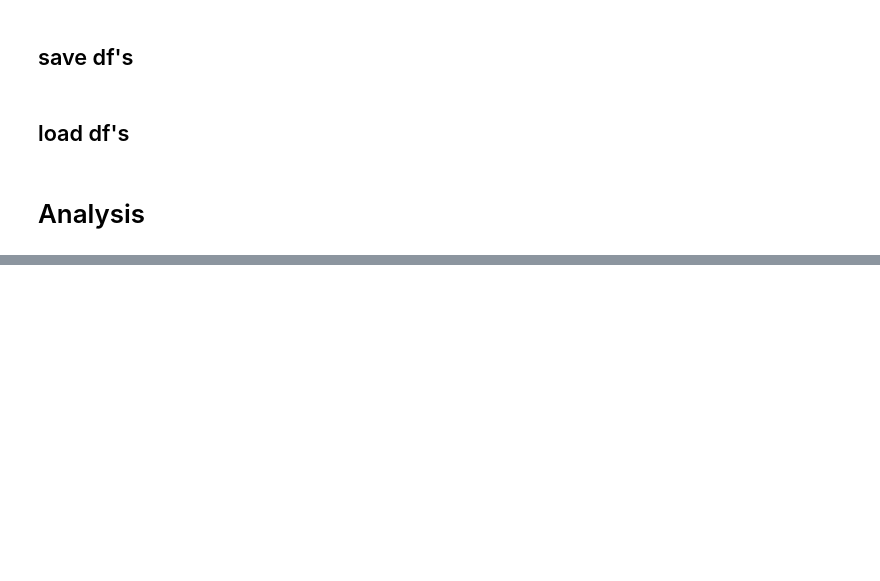
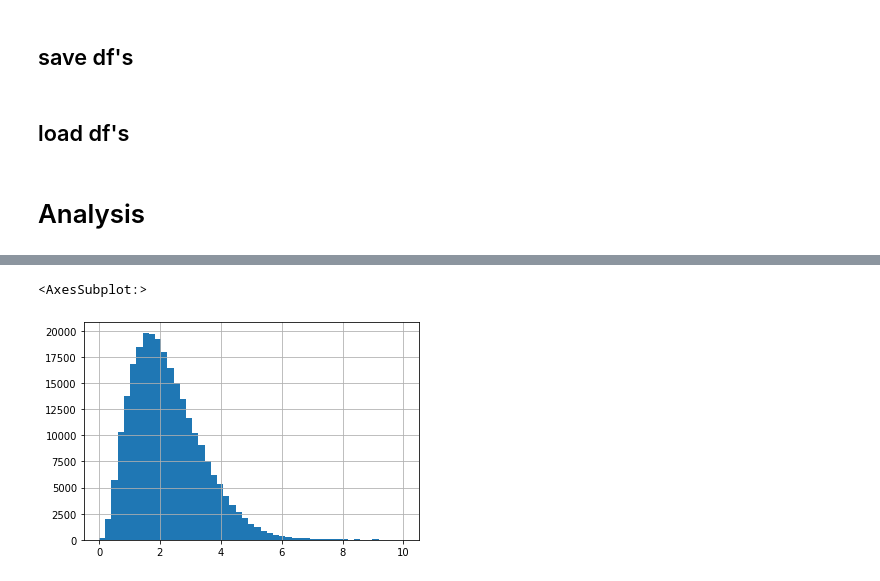
Before and after one commit to axelHeim/MCstudies, a Jupyter notebook: Dstlnu_Bt_generic/load_NN_to_basf2/productive_method/relatedAnalysis/analysis_onlineAppliedNAHS_NN.ipynb, the cells around one changed output, grey strips where cells are left out. Saved outputs shown, nothing was run; the diff lists cells and outputs as text; code cells hidden in the pictures; blank space fills up the shorter version.

```diff
--- a/Dstlnu_Bt_generic/load_NN_to_basf2/productive_method/relatedAnalysis/analysis_onlineAppliedNAHS_NN.ipynb
+++ b/Dstlnu_Bt_generic/load_NN_to_basf2/productive_method/relatedAnalysis/analysis_onlineAppliedNAHS_NN.ipynb
@@ -26,0 +33,3 @@ df_FSPs = pd.read_csv(nfs_path + "FSPs_df.csv")
+# %%
+df_Ups4S["abs_m2RecoilSignalSide"] = df_Ups4S["m2RecoilSignalSide"].abs()
+BCS_df = df_Ups4S.sort_values("abs_m2RecoilSignalSide",ascending=True).drop_duplicates(subset=("__event__"), keep='first')
@@ -26,0 +277,6 @@ df_FSPs = pd.read_csv(nfs_path + "FSPs_df.csv")
+# %%
+bins = np.linspace(0, 10, 50)
+df_Ups4S["roeE_ofUps4S"].hist(bins=bins)
+# %% [output]
+<AxesSubplot:>
+[figure, added]
```
Also changed, not shown: parts of 49 cells of this notebook.
